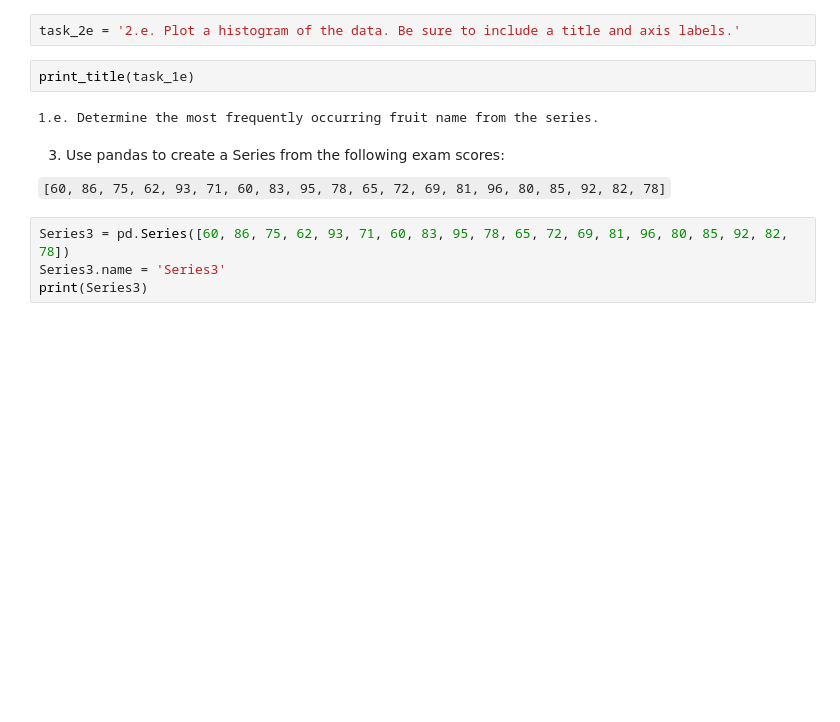
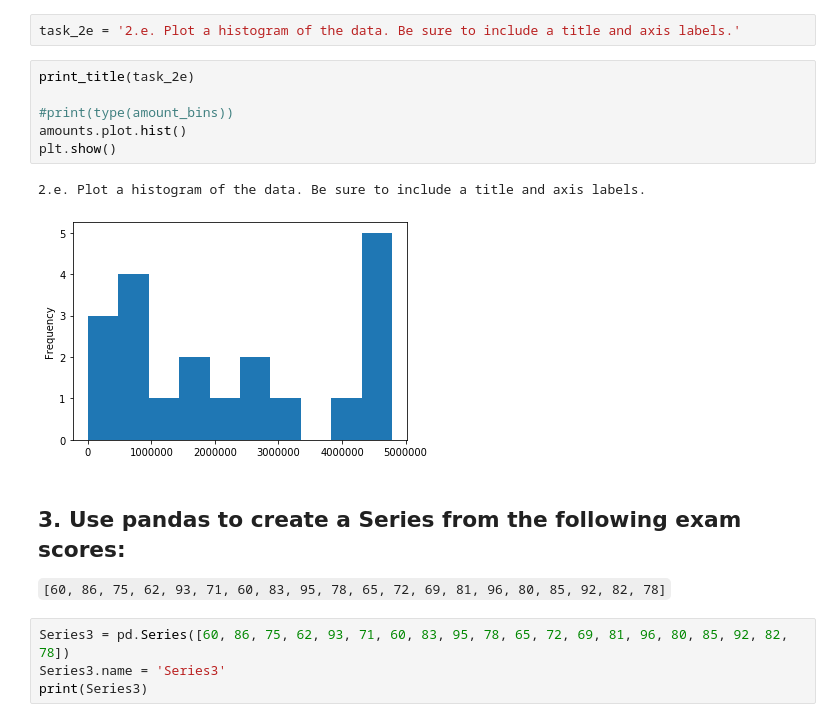
Before and after one commit to kjeliasen/python-exercises, a Jupyter notebook: Pandas_Series.ipynb, the cells around one changed output. Drawn from its saved outputs; the diff is of its cells as text; blank space fills up the shorter version.

Commit message:
Finished Pandas_Series.ipynb

```diff
--- a/Pandas_Series.ipynb
+++ b/Pandas_Series.ipynb
@@ -413,12 +418,17 @@ print(amount_bins.value_counts())
 Name: Series2, dtype: int64
 # %%
 task_2e = '2.e. Plot a histogram of the data. Be sure to include a title and axis labels.'
-# %%
-print_title(task_1e)
-# %% [output]
-1.e. Determine the most frequently occurring fruit name from the series.
+# %%
+print_title(task_2e)
+
+#print(type(amount_bins))
+amounts.plot.hist()
+plt.show()
+# %% [output]
+2.e. Plot a histogram of the data. Be sure to include a title and axis labels.
+[figure, added]
 # %% [markdown]
-3. Use pandas to create a Series from the following exam scores:
+## 3. Use pandas to create a Series from the following exam scores:
 
 `[60, 86, 75, 62, 93, 71, 60, 83, 95, 78, 65, 72, 69, 81, 96, 80, 85, 92, 82, 78]`
 # %%
```
Also changed, not shown: parts of 23 cells of this notebook.
